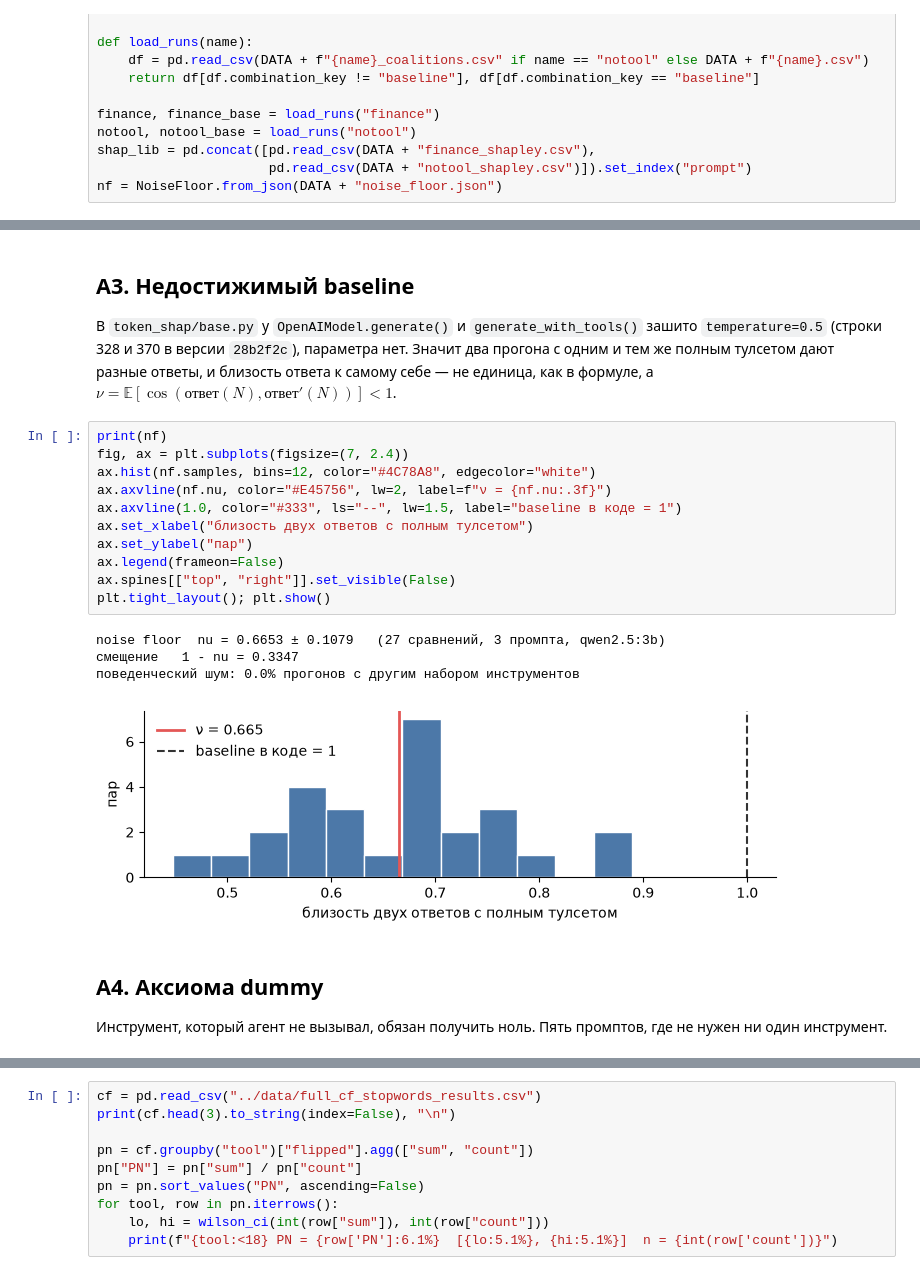
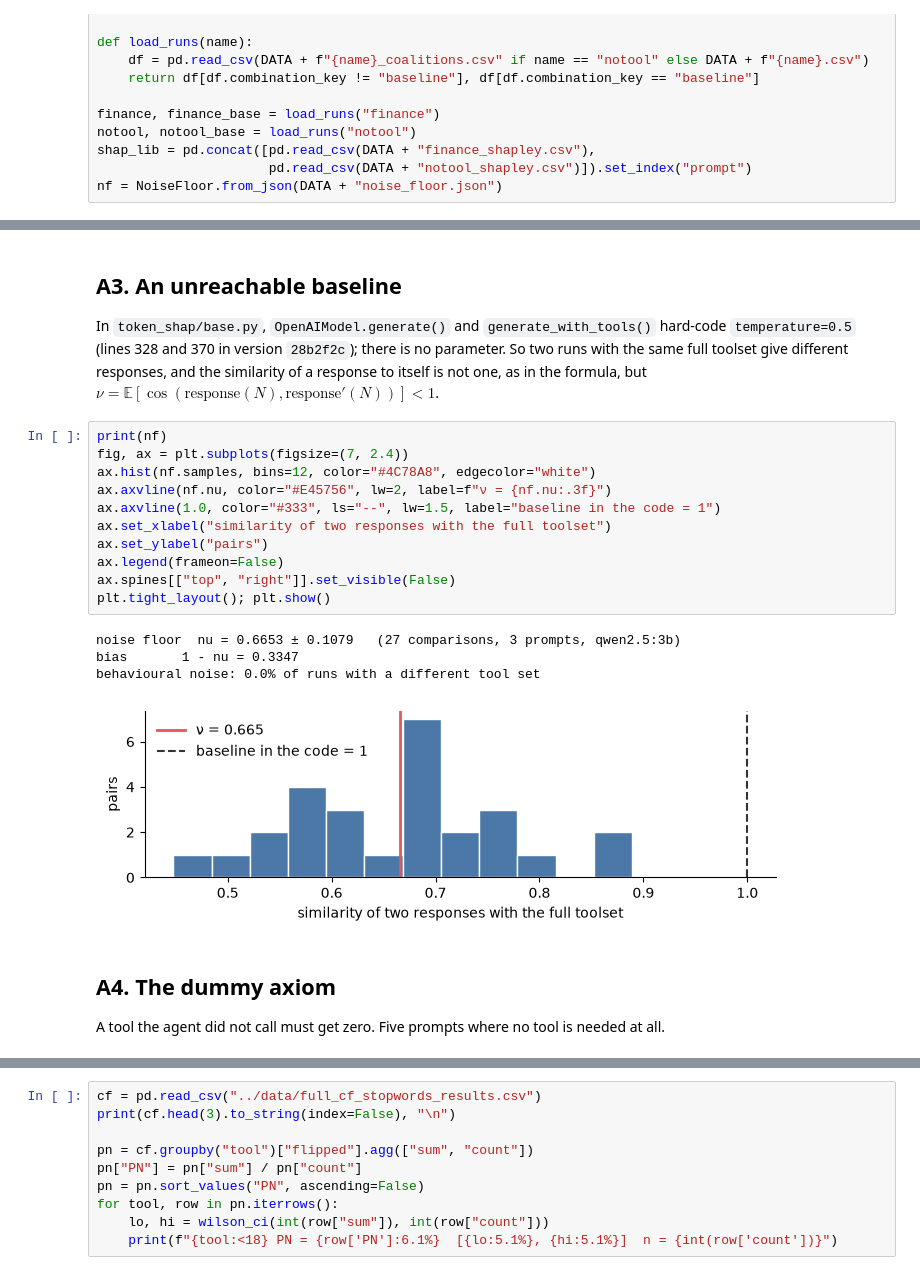
Before and after one commit to SadSabrina/ysda_agents, a Jupyter notebook: notebooks/02_agent_attribution.ipynb, the cells around one changed output, grey strips where cells are left out. Drawn from its saved outputs; the diff is of its cells as text.

```diff
--- a/notebooks/02_agent_attribution.ipynb
+++ b/notebooks/02_agent_attribution.ipynb
@@ -222,31 +222,31 @@ plt.tight_layout(); plt.show()
 # %% [markdown]
-## A3. Недостижимый baseline
+## A3. An unreachable baseline
 
-В `token_shap/base.py` у `OpenAIModel.generate()` и `generate_with_tools()`
-зашито `temperature=0.5` (строки 328 и 370 в версии `28b2f2c`), параметра нет.
-Значит два прогона с одним и тем же полным тулсетом дают разные ответы,
-и близость ответа к самому себе — не единица, как в формуле, а
-$\nu = \mathbb E[\cos(\text{ответ}(N), \text{ответ}'(N))] < 1$.
+In `token_shap/base.py`, `OpenAIModel.generate()` and `generate_with_tools()`
+hard-code `temperature=0.5` (lines 328 and 370 in version `28b2f2c`); there is no parameter.
+So two runs with the same full toolset give different responses,
+and the similarity of a response to itself is not one, as in the formula, but
+$\nu = \mathbb E[\cos(\text{response}(N), \text{response}'(N))] < 1$.
 # %%
 print(nf)
 fig, ax = plt.subplots(figsize=(7, 2.4))
 ax.hist(nf.samples, bins=12, color="#4C78A8", edgecolor="white")
 ax.axvline(nf.nu, color="#E45756", lw=2, label=f"ν = {nf.nu:.3f}")
-ax.axvline(1.0, color="#333", ls="--", lw=1.5, label="baseline в коде = 1")
-ax.set_xlabel("близость двух ответов с полным тулсетом")
-ax.set_ylabel("пар")
+ax.axvline(1.0, color="#333", ls="--", lw=1.5, label="baseline in the code = 1")
+ax.set_xlabel("similarity of two responses with the full toolset")
+ax.set_ylabel("pairs")
 ax.legend(frameon=False)
 ax.spines[["top", "right"]].set_visible(False)
 plt.tight_layout(); plt.show()
 # %% [output]
-noise floor  nu = 0.6653 ± 0.1079   (27 сравнений, 3 промпта, qwen2.5:3b)
-смещение   1 - nu = 0.3347
-поведенческий шум: 0.0% прогонов с другим набором инструментов
+noise floor  nu = 0.6653 ± 0.1079   (27 comparisons, 3 prompts, qwen2.5:3b)
+bias       1 - nu = 0.3347
+behavioural noise: 0.0% of runs with a different tool set
-[figure, old version]
+[figure, new version]
 # %% [markdown]
-## A4. Аксиома dummy
+## A4. The dummy axiom
 
-Инструмент, который агент не вызывал, обязан получить ноль. Пять промптов,
-где не нужен ни один инструмент.
+A tool the agent did not call must get zero. Five prompts
+where no tool is needed at all.
 # %%
 table = shap_lib.loc[notool.prompt.unique(), TOOL_NAMES]
```
Also changed, not shown: parts of 35 cells of this notebook, 21 other files.
